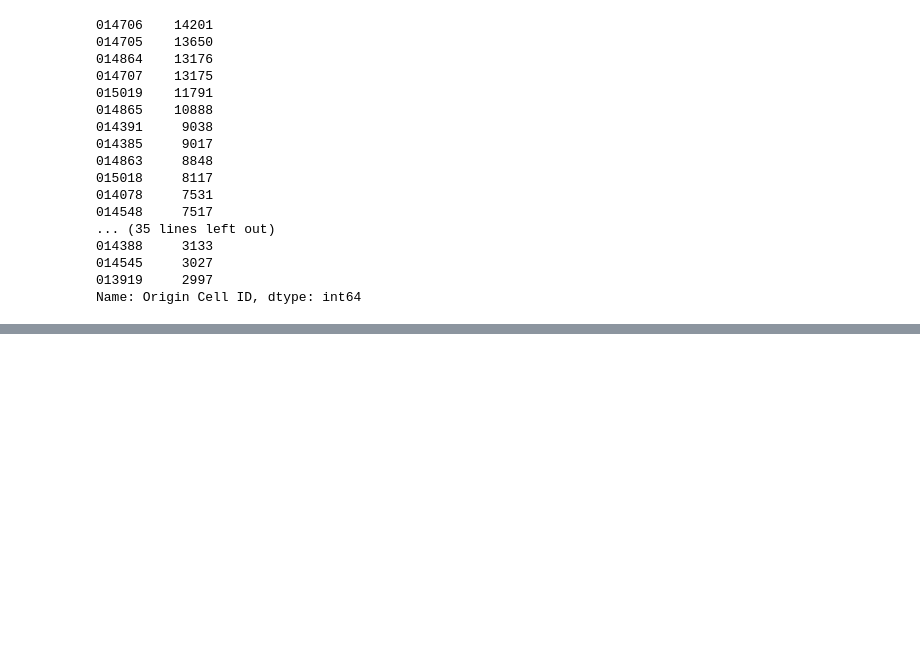
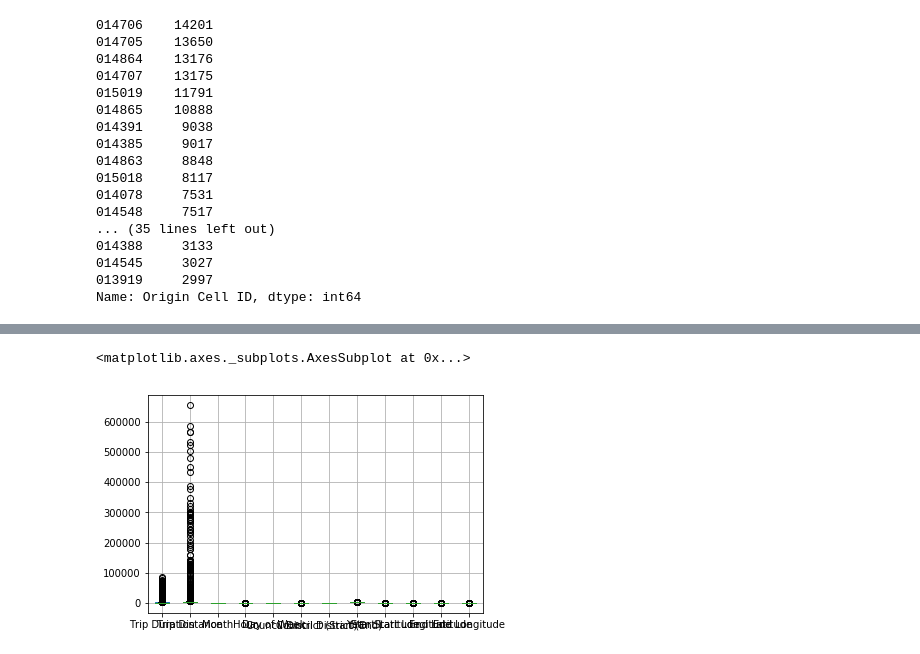
Before and after one commit to sameerabalay/Dockless_Mobility, a Jupyter notebook: src/EDA_2.ipynb, the cells around one changed output, grey strips where cells are left out. Drawn from its saved outputs; the diff is of its cells as text; code cells hidden in the pictures; blank space fills up the shorter version.

```diff
--- a/src/EDA_2.ipynb
+++ b/src/EDA_2.ipynb
@@ -338,0 +363,5 @@ Name: Origin Cell ID, dtype: int64
+# %%
+df.boxplot()
+# %% [output]
+<matplotlib.axes._subplots.AxesSubplot at 0x...>
+[figure, added]
```
Also changed, not shown: parts of 5 cells of this notebook.
